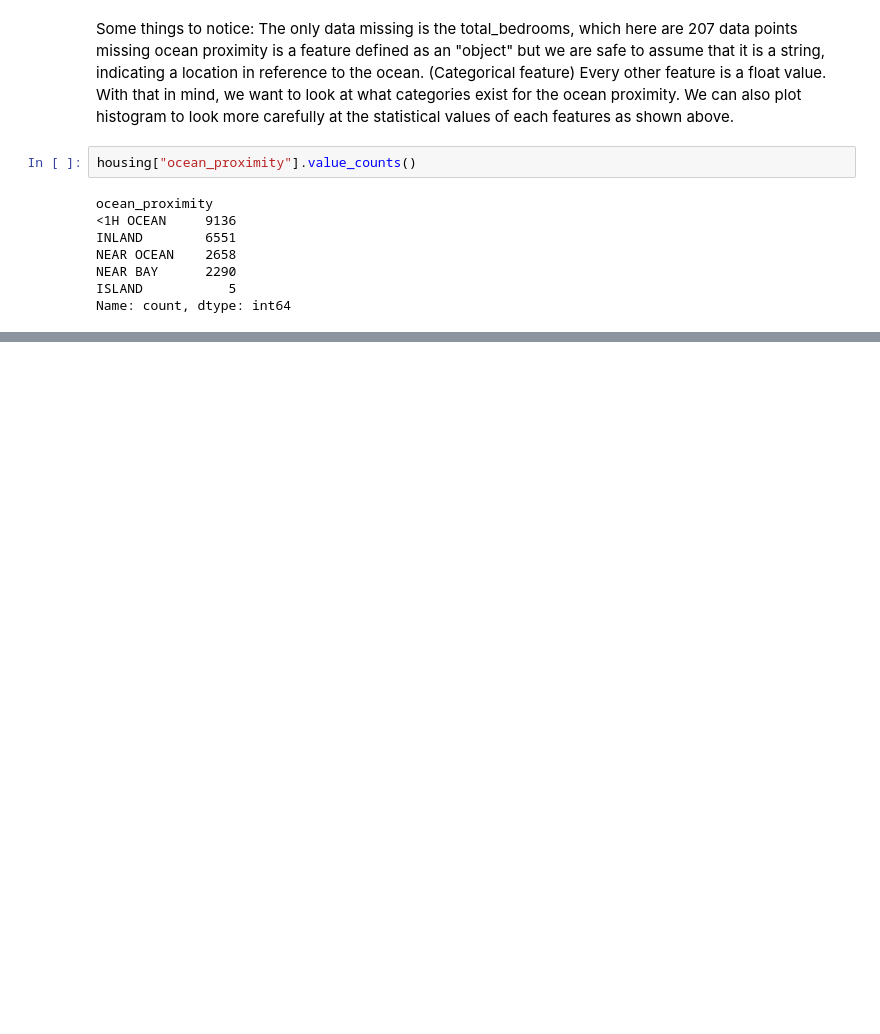
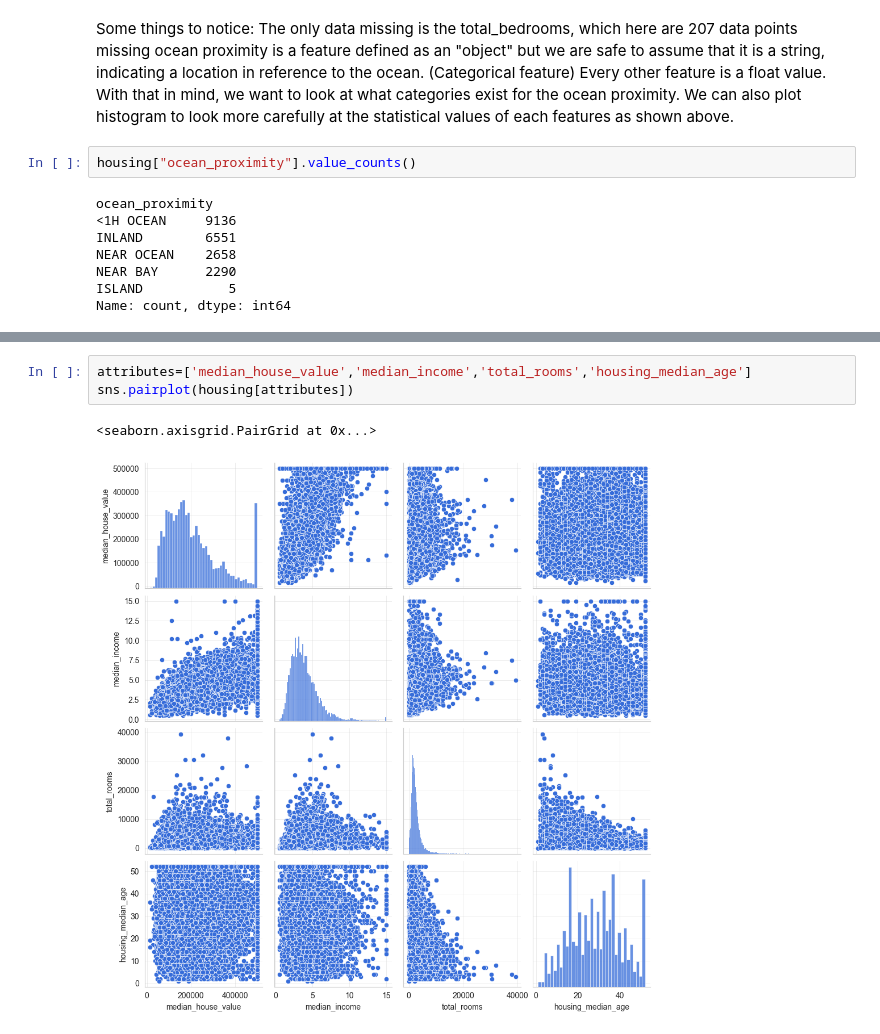
Before and after one commit to tona-akilabs/machine-learning-fundamentals, a Jupyter notebook: Housing.ipynb, the cells around one changed output, grey strips where cells are left out. Saved outputs shown, nothing was run; the diff lists cells and outputs as text; blank space fills up the shorter version.

```diff
--- a/Housing.ipynb
+++ b/Housing.ipynb
@@ -84,0 +173,6 @@ Name: count, dtype: int64
+# %%
+attributes=['median_house_value','median_income','total_rooms','housing_median_age']
+sns.pairplot(housing[attributes])
+# %% [output]
+<seaborn.axisgrid.PairGrid at 0x...>
+[figure, added]
```
Also changed, not shown: parts of 13 cells of this notebook.
